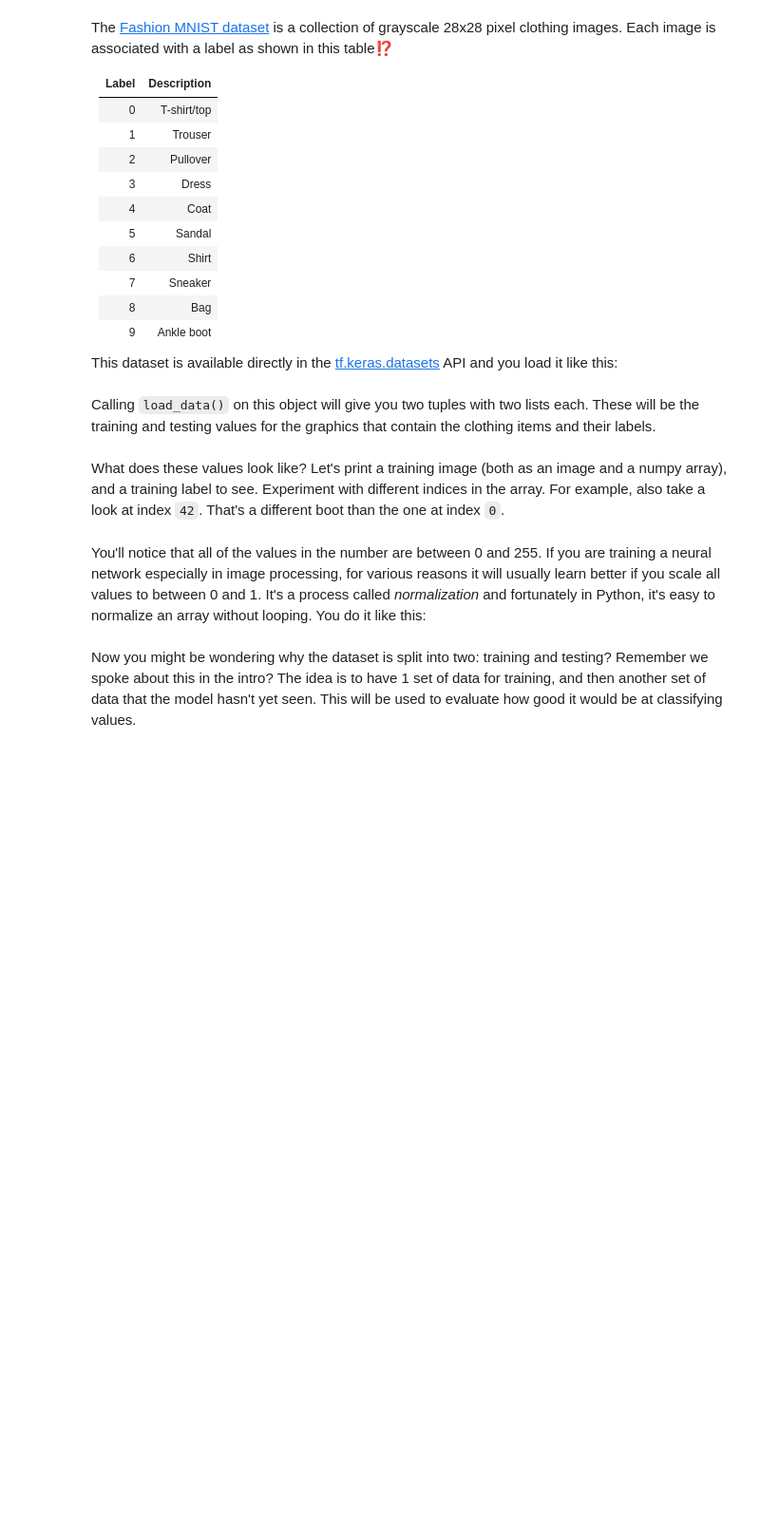
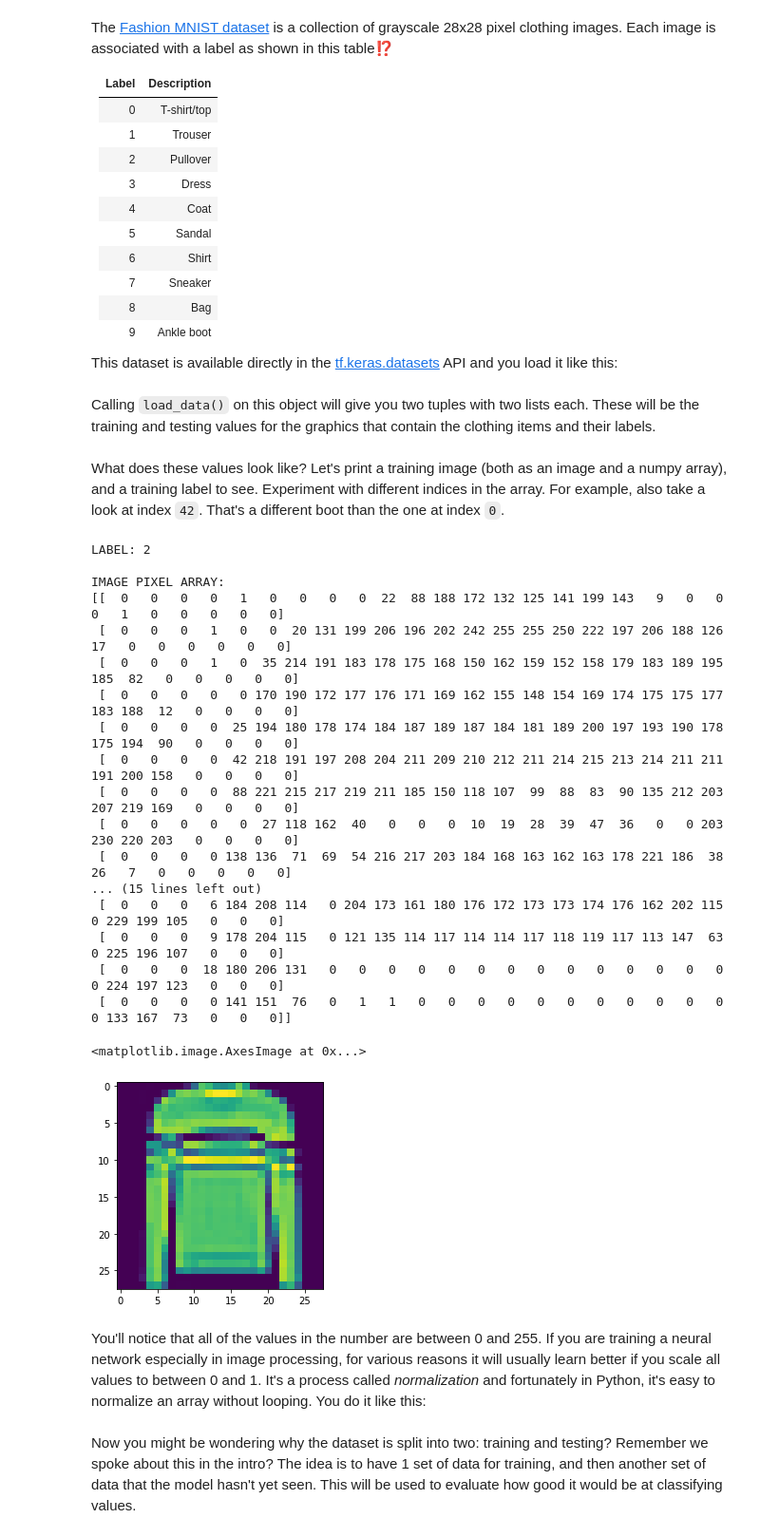
Before and after one commit to https-deeplearning-ai/tensorflow-1-public, a Jupyter notebook: C1/W2/ungraded_labs/C1_W2_Lab_1_beyond_hello_world.ipynb, the cells around one changed output. Shown: that part at 95% size. Cells and saved outputs as stored; diff of their text form; code cells hidden in the pictures; blank space fills up the shorter version.

```diff
--- a/C1/W2/ungraded_labs/C1_W2_Lab_1_beyond_hello_world.ipynb
+++ b/C1/W2/ungraded_labs/C1_W2_Lab_1_beyond_hello_world.ipynb
@@ -43,19 +45,39 @@ What does these values look like? Let's print a training image (both as an image
 # %%
 import numpy as np
 import matplotlib.pyplot as plt
 
 # You can put between 0 to 59999 here
-index = 0
+index = 5
 
 # Set number of characters per row when printing
 np.set_printoptions(linewidth=320)
 
 # Print the label and image
 print(f'LABEL: {training_labels[index]}')
-print(f'\nIMAGE PIXEL ARRAY:\n {training_images[index]}')
+print(f'\nIMAGE PIXEL ARRAY:\n{training_images[index]}')
 
 # Visualize the image
 plt.imshow(training_images[index])
+# %% [output]
+LABEL: 2
+
+IMAGE PIXEL ARRAY:
+[[  0   0   0   0   1   0   0   0   0  22  88 188 172 132 125 141 199 143   9   0   0   0   1   0   0   0   0   0]
+ [  0   0   0   1   0   0  20 131 199 206 196 202 242 255 255 250 222 197 206 188 126  17   0   0   0   0   0   0]
+ [  0   0   0   1   0  35 214 191 183 178 175 168 150 162 159 152 158 179 183 189 195 185  82   0   0   0   0   0]
+ [  0   0   0   0   0 170 190 172 177 176 171 169 162 155 148 154 169 174 175 175 177 183 188  12   0   0   0   0]
+ [  0   0   0   0  25 194 180 178 174 184 187 189 187 184 181 189 200 197 193 190 178 175 194  90   0   0   0   0]
+ [  0   0   0   0  42 218 191 197 208 204 211 209 210 212 211 214 215 213 214 211 211 191 200 158   0   0   0   0]
+ [  0   0   0   0  88 221 215 217 219 211 185 150 118 107  99  88  83  90 135 212 203 207 219 169   0   0   0   0]
+ [  0   0   0   0   0  27 118 162  40   0   0   0  10  19  28  39  47  36   0   0 203 230 220 203   0   0   0   0]
+ [  0   0   0   0 138 136  71  69  54 216 217 203 184 168 163 162 163 178 221 186  38  26   7   0   0   0   0   0]
+... (15 lines left out)
+ [  0   0   0   6 184 208 114   0 204 173 161 180 176 172 173 173 174 176 162 202 115   0 229 199 105   0   0   0]
+ [  0   0   0   9 178 204 115   0 121 135 114 117 114 114 117 118 119 117 113 147  63   0 225 196 107   0   0   0]
+ [  0   0   0  18 180 206 131   0   0   0   0   0   0   0   0   0   0   0   0   0   0   0 224 197 123   0   0   0]
+ [  0   0   0   0 141 151  76   0   1   1   0   0   0   0   0   0   0   0   0   0   0   0 133 167  73   0   0   0]]
+<matplotlib.image.AxesImage at 0x...>
+[figure, added]
 # %% [markdown]
 You'll notice that all of the values in the number are between 0 and 255. If you are training a neural network especially in image processing, for various reasons it will usually learn better if you scale all values to between 0 and 1. It's a process called _normalization_ and fortunately in Python, it's easy to normalize an array without looping. You do it like this:
 # %%
```
Also changed, not shown: parts of 17 cells of this notebook.
